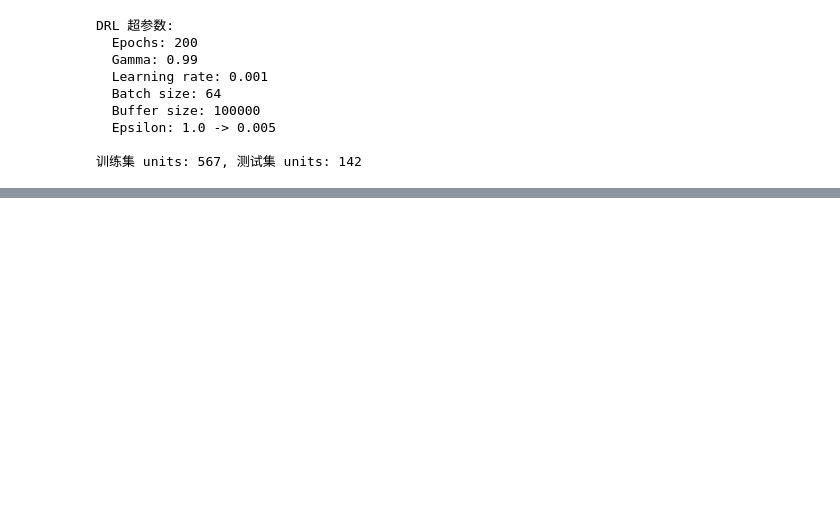
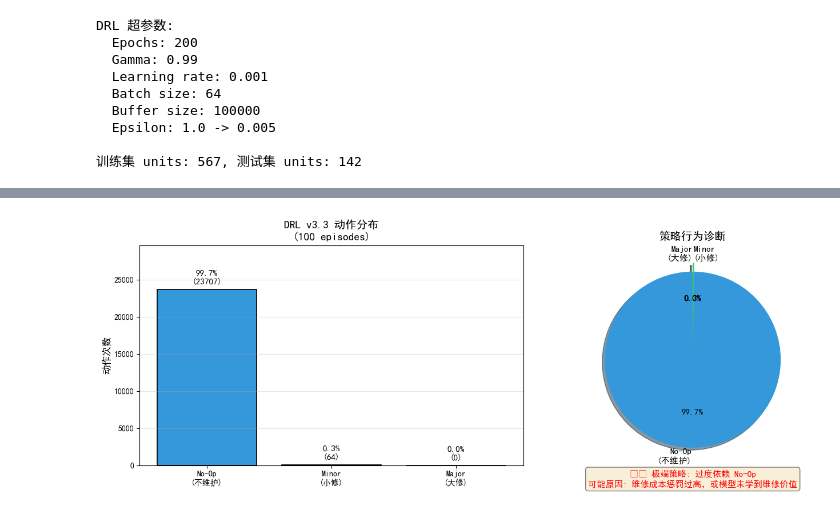
Before and after one commit to keter0001/lifelines-, a Jupyter notebook: colab DRL学习.ipynb, the cells around one changed output, grey strips where cells are left out. Saved outputs shown, nothing was run; the diff lists cells and outputs as text; code cells hidden in the pictures; blank space fills up the shorter version.

```diff
--- a/colab DRL学习.ipynb
+++ b/colab DRL学习.ipynb
@@ -4288,0 +2705,99 @@ print(f"\n✅ 所有评估完成!")
+# %%
+# ==========================================
+# EVAL 3. 动作分布分析（策略行为可视化）
+# ==========================================
+"""
+分析 DRL 策略的动作分布：
+- 各动作的选择频率
+- 检测是否存在极端策略（如 99% No-Op）
+- 可视化对比
+"""
+
+print("=" * 70)
+print("📊 动作分布分析")
+print("=" * 70)
+
+fig, axes = plt.subplots(1, 2, figsize=(14, 5))
+
+# ==========================================
+# 图1: 动作频率柱状图
+# ==========================================
+ax1 = axes[0]
+
+action_labels = ['No-Op\n(不维护)', 'Minor\n(小修)', 'Major\n(大修)']
+action_counts = drl_results['action_total']
+action_pcts = drl_results['action_pct']
+colors = ['#3498db', '#2ecc71', '#e74c3c']
+
+bars = ax1.bar(action_labels, action_counts, color=colors, edgecolor='black', linewidth=1.2)
+
+# 在柱子上标注百分比
+for bar, pct, count in zip(bars, action_pcts, action_counts):
+    height = bar.get_height()
+    ax1.annotate(f'{pct:.1f}%\n({count})',
+                xy=(bar.get_x() + bar.get_width() / 2, height),
+                xytext=(0, 5),
+                textcoords="offset points",
+                ha='center', va='bottom', fontsize=11, fontweight='bold')
+
+ax1.set_ylabel('动作次数', fontsize=12)
+ax1.set_title(f'{model_name} 动作分布\n({N_EVAL_EPISODES} episodes)', fontsize=14, fontweight='bold')
+ax1.set_ylim(0, max(action_counts) * 1.25)
+ax1.grid(axis='y', alpha=0.3)
+
+# ==========================================
+# 图2: 策略行为诊断饼图
+# ==========================================
+ax2 = axes[1]
+
+# 检测极端策略
+is_extreme_noop = action_pcts[0] > 90
+is_extreme_major = action_pcts[2] > 70
+is_balanced = 10 < action_pcts[0] < 70 and 10 < action_pcts[2] < 70
+
+# 饼图
+wedges, texts, autotexts = ax2.pie(
+    action_counts,
+    labels=action_labels,
+    autopct='%1.1f%%',
+    colors=colors,
+    explode=(0.05, 0.05, 0.05),
+    shadow=True,
+    startangle=90,
+    textprops={'fontsize': 11}
+)
+
+# 策略诊断文本
+if is_extreme_noop:
+    diagnosis = "⚠️ 极端策略: 过度依赖 No-Op\n可能原因: 维修成本惩罚过高，或模型未学到维修价值"
+    diagnosis_color = 'red'
+elif is_extreme_major:
+    diagnosis = "⚠️ 极端策略: 过度使用 Major Repair\n可能原因: 故障惩罚过高，模型过于保守"
+    diagnosis_color = 'orange'
+elif is_balanced:
+    diagnosis = "✅ 策略相对均衡\n模型学会了在不同状态选择不同动作"
+    diagnosis_color = 'green'
+else:
+    diagnosis = "ℹ️ 策略偏向特定动作\n建议: 检查奖励函数设计"
+    diagnosis_color = 'blue'
+
+ax2.set_title(f'策略行为诊断', fontsize=14, fontweight='bold')
+ax2.text(0, -1.3, diagnosis, ha='center', va='top', fontsize=11,
+         color=diagnosis_color, wrap=True,
+         bbox=dict(boxstyle='round', facecolor='wheat', alpha=0.5))
+
+plt.tight_layout()
+plt.savefig('drl_action_distribution.png', dpi=150, bbox_inches='tight')
+plt.show()
+
+# 打印诊断信息
+print("\n" + "-" * 40)
+print("策略行为诊断:")
+print("-" * 40)
+print(f"  No-Op 占比: {action_pcts[0]:.1f}%")
+print(f"  Minor 占比: {action_pcts[1]:.1f}%")
+print(f"  Major 占比: {action_pcts[2]:.1f}%")
+print(f"\n  诊断结果: {'极端 No-Op' if is_extreme_noop else '极端 Major' if is_extreme_major else '相对均衡' if is_balanced else '略有偏向'}")
+
+print("\n✅ 动作分布分析完成，图表已保存至 drl_action_distribution.png")
+# %% [output]
@@ -4288,0 +2807 @@ print(f"\n✅ 所有评估完成!")
+[figure, added]
```
Also changed, not shown: parts of 35 cells of this notebook, 13 other files.
